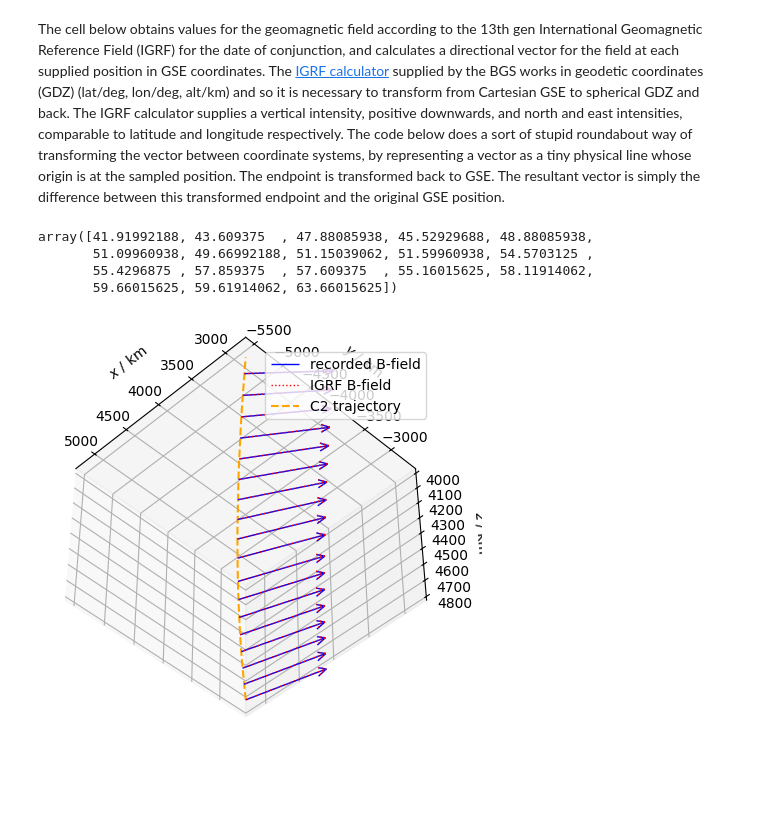
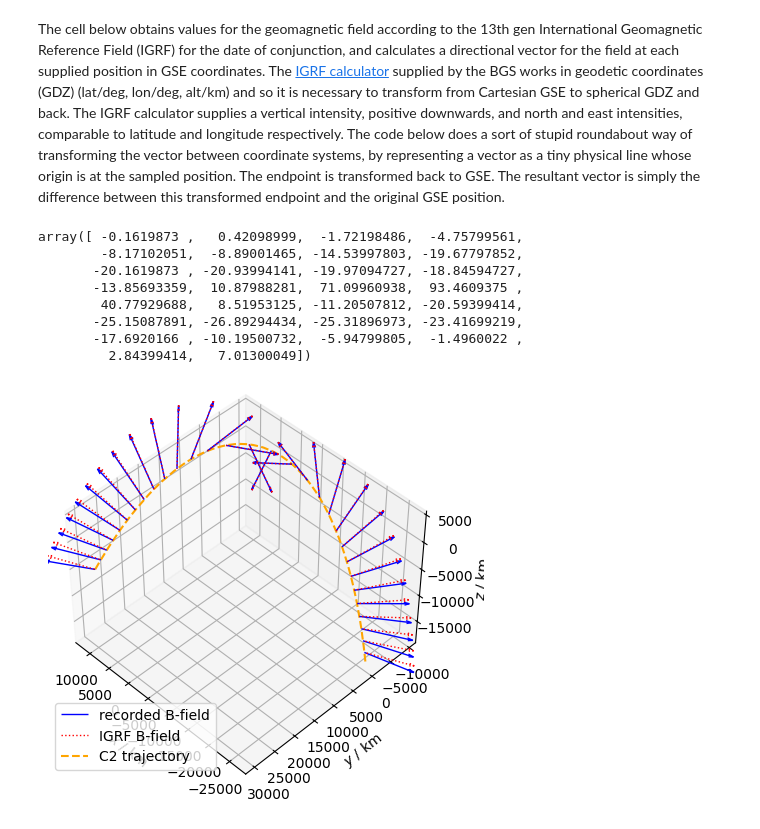
Before and after one commit to frozenglobe/leo-plasmas, a Jupyter notebook: b-field-orientation/mag-field-plot.ipynb, the cells around one changed output. Cells and saved outputs as stored; diff of their text form; code cells hidden in the pictures; blank space fills up the shorter version.

```diff
--- a/b-field-orientation/mag-field-plot.ipynb
+++ b/b-field-orientation/mag-field-plot.ipynb
@@ -21,11 +21,11 @@ data = xr.open_dataset("fgm.nc")
 
 conj = pd.read_pickle('whi_conj_200.pkl')
 # %%
-buffer = 180 # in seconds
-sat_id = 29678
+buffer = 6000 # in seconds
+sat_id = 15503
 index = conj.index[conj['sat-ID'] == str(sat_id)][0]
 
-p_int = 100 # data point interval for magnetic field line plotting
+p_int = 2000 # data point interval for magnetic field line plotting
 
 conj_time = conj['conj-time'].iloc[index]
 
@@ -76,7 +76,8 @@ diff_lat = np.zeros(len(lon_gdz))
 diff_lon = np.zeros(len(lon_gdz))
 mag = np.zeros(len(lon_gdz))
 
-diff_alt = 0.001 # in km, i.e. 1 m
+diff_alt_km = 0.001 # in km, i.e. 1 m
+diff_alt = np.zeros(len(lon_gdz))
 
 eff_r = al_gdz + r_e
 
@@ -84,10 +85,11 @@ for i in range(len(lon_gdz)):
     r = requests.get('https://geomag.bgs.ac.uk/web_service/GMModels/igrf/13/?latitude=' + str(lat_gdz[i]) + '&longitude=' + str(lon_gdz[i]) + '&altitude=' + str(al_gdz[i]) + '&date=' + str(conj_time.date()) + '&format=json')
     load_field = json.loads(r.text)['geomagnetic-field-model-result']['field-value']
     vert = load_field['vertical-intensity']['value']
-    n_prop = load_field['north-intensity']['value'] / vert
-    e_prop = load_field['east-intensity']['value'] / vert
-    diff_lat[i] = n_prop / (2 * np.pi * eff_r[i] / diff_alt) * 360
-    diff_lon[i] = e_prop / (2 * np.pi * eff_r[i] * np.cos(lat_gdz[i]/180*np.pi) / diff_alt) * 360
+    n_prop = load_field['north-intensity']['value'] / abs(vert)
+    e_prop = load_field['east-intensity']['value'] / abs(vert)
+    diff_lat[i] = n_prop / (2 * np.pi * eff_r[i] / diff_alt_km) * 360
+    diff_lon[i] = e_prop / (2 * np.pi * eff_r[i] * np.cos(lat_gdz[i]/180*np.pi) / diff_alt_km) * 360
+    diff_alt[i] = vert / abs(vert) * diff_alt_km
     mag[i] = load_field['total-intensity']['value']
 
 sec_lat = lat_gdz + diff_lat
@@ -101,23 +103,27 @@ w_cc = new_point[2]*r_e - z[::p_int]
 # difference between recorded magnitude and magnitude from model, in nT
 bmag[::p_int] - mag
 # %% [output]
-array([41.91992188, 43.609375  , 47.88085938, 45.52929688, 48.88085938,
-       51.09960938, 49.66992188, 51.15039062, 51.59960938, 54.5703125 ,
-       55.4296875 , 57.859375  , 57.609375  , 55.16015625, 58.11914062,
-       59.66015625, 59.61914062, 63.66015625])
+array([ -0.1619873 ,   0.42098999,  -1.72198486,  -4.75799561,
+        -8.17102051,  -8.89001465, -14.53997803, -19.67797852,
+       -20.1619873 , -20.93994141, -19.97094727, -18.84594727,
+       -13.85693359,  10.87988281,  71.09960938,  93.4609375 ,
+        40.77929688,   8.51953125, -11.20507812, -20.59399414,
+       -25.15087891, -26.89294434, -25.31896973, -23.41699219,
+       -17.6920166 , -10.19500732,  -5.94799805,  -1.4960022 ,
+         2.84399414,   7.01300049])
 # %%
 plt.figure()
 ax = plt.axes(projection='3d')
 
-plt.quiver(x[::p_int],y[::p_int],z[::p_int],bx[::p_int],by[::p_int],bz[::p_int],length=1000,arrow_length_ratio=0.1,normalize=True,color='blue',label='recorded B-field',linewidths=1)
-plt.quiver(x[::p_int],y[::p_int],z[::p_int],u_cc,v_cc,w_cc,length=1000,arrow_length_ratio=0.1,normalize=True,color='red',linewidths=1,label='IGRF B-field',linestyles=':')
+plt.quiver(x[::p_int],y[::p_int],z[::p_int],bx[::p_int],by[::p_int],bz[::p_int],length=10000,arrow_length_ratio=0.1,normalize=True,color='blue',label='recorded B-field',linewidths=1)
+plt.quiver(x[::p_int],y[::p_int],z[::p_int],u_cc,v_cc,w_cc,length=10000,arrow_length_ratio=0.1,normalize=True,color='red',linewidths=1,label='IGRF B-field',linestyles=':')
 plt.plot(x,y,z,ls='--',c='orange',label='C2 trajectory')
 
 ax.legend()
 ax.set_xlabel('$x$ / km')
 ax.set_ylabel('$y$ / km')
 ax.set_zlabel('$z$ / km')
 
-ax.view_init(135, 45)
+ax.view_init(45, 135)
 # %% [output]
-[figure, old version]
+[figure, new version]
```
Also changed, not shown: parts of 1 cell of this notebook, 3 other files.
